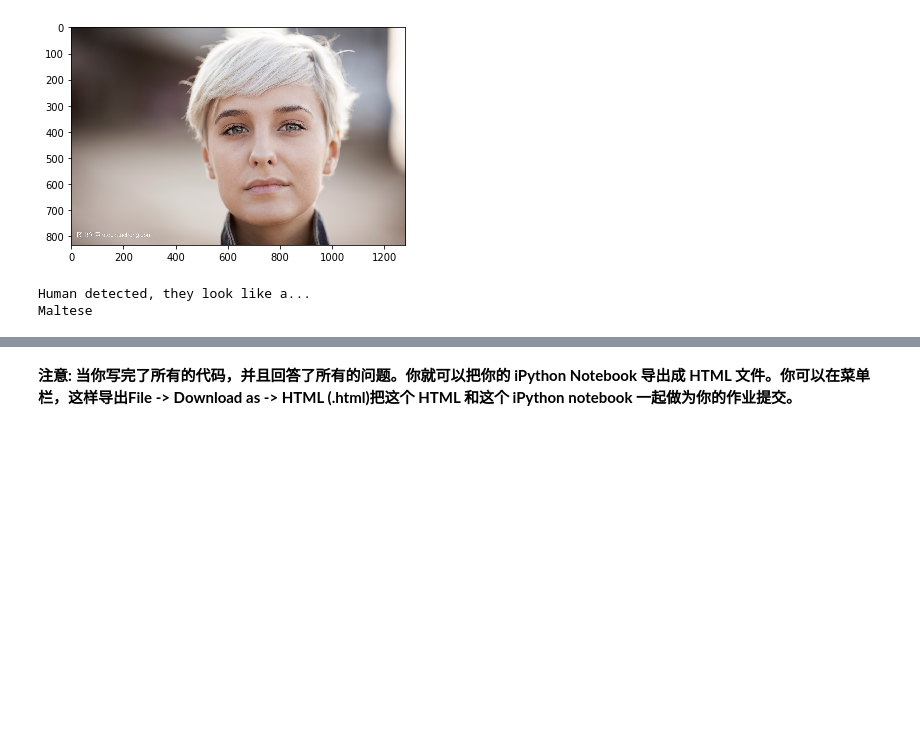
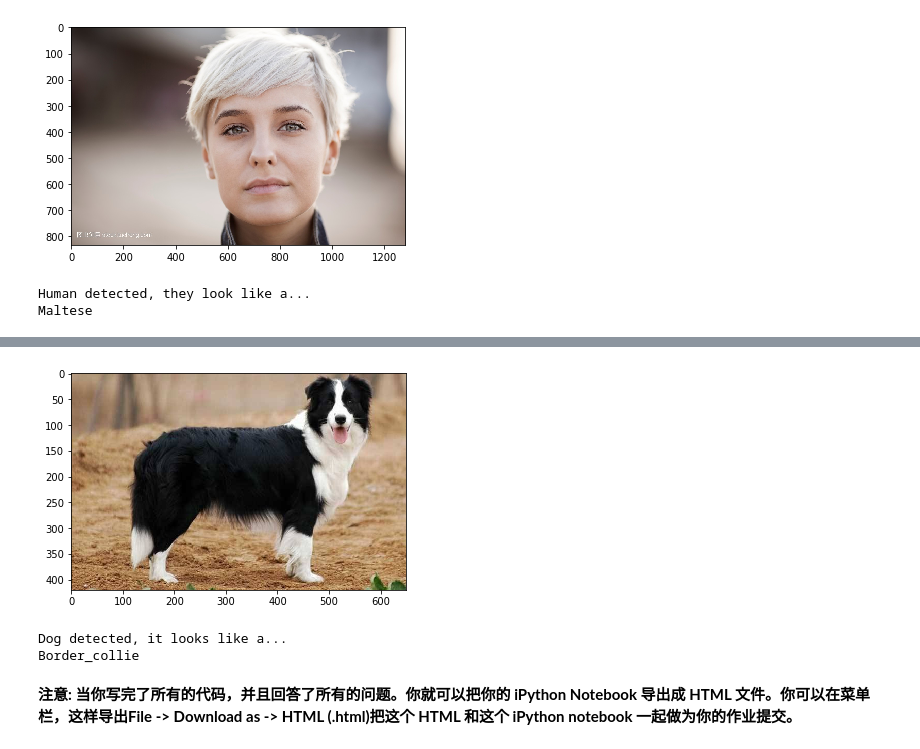
Before and after one commit to xho22/MLND_CN_P4_Dog_Project, a Jupyter notebook: dog_app.ipynb, the cells around one changed output, grey strips where cells are left out. Drawn from its saved outputs; the diff is of its cells as text; code cells hidden in the pictures; blank space fills up the shorter version.

```diff
--- a/dog_app.ipynb
+++ b/dog_app.ipynb
@@ -905,2 +907,8 @@ Welsh_springer_spaniel
+# %%
+dog_algo('images/sample_dog4.jpeg')
+# %% [output]
+[figure, added]
+Dog detected, it looks like a...
+Border_collie
 # %% [markdown]
 **注意: 当你写完了所有的代码，并且回答了所有的问题。你就可以把你的 iPython Notebook 导出成 HTML 文件。你可以在菜单栏，这样导出File -> Download as -> HTML (.html)把这个 HTML 和这个 iPython notebook 一起做为你的作业提交。**
```
Also changed, not shown: parts of 6 cells of this notebook, 6 other files.
